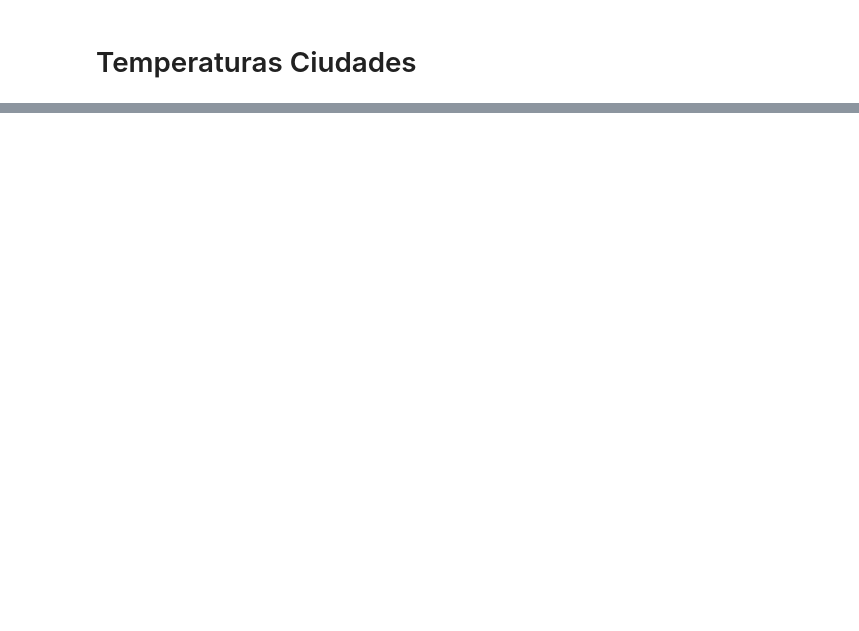
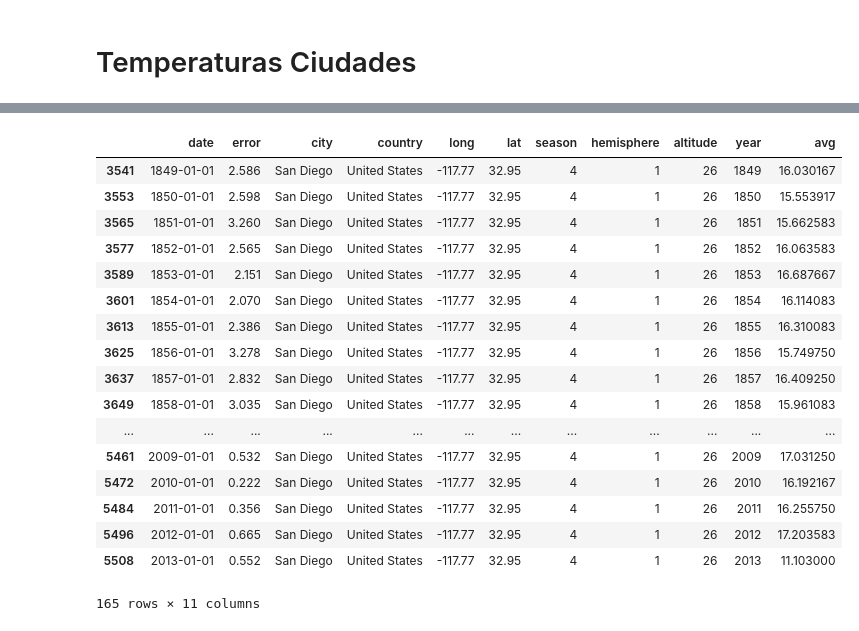
Before and after one commit to smcsicardi/metnum-tp3, a Jupyter notebook: temperaturas ciudades.ipynb, the cells around one changed output, grey strips where cells are left out. Cells and saved outputs as stored; diff of their text form; code cells hidden in the pictures; blank space fills up the shorter version.

```diff
--- a/temperaturas ciudades.ipynb
+++ b/temperaturas ciudades.ipynb
@@ -174,0 +178,21 @@ plt.show()
+# %%
+dfCity
+# %% [output]
+|  | date | error | city | country | long | lat | season | hemisphere | altitude | year | avg |
+| 3541 | 1849-01-01 | 2.586 | San Diego | United States | -117.77 | 32.95 | 4 | 1 | 26 | 1849 | 16.030167 |
+| 3553 | 1850-01-01 | 2.598 | San Diego | United States | -117.77 | 32.95 | 4 | 1 | 26 | 1850 | 15.553917 |
+| 3565 | 1851-01-01 | 3.260 | San Diego | United States | -117.77 | 32.95 | 4 | 1 | 26 | 1851 | 15.662583 |
+| 3577 | 1852-01-01 | 2.565 | San Diego | United States | -117.77 | 32.95 | 4 | 1 | 26 | 1852 | 16.063583 |
+| 3589 | 1853-01-01 | 2.151 | San Diego | United States | -117.77 | 32.95 | 4 | 1 | 26 | 1853 | 16.687667 |
+| 3601 | 1854-01-01 | 2.070 | San Diego | United States | -117.77 | 32.95 | 4 | 1 | 26 | 1854 | 16.114083 |
+| 3613 | 1855-01-01 | 2.386 | San Diego | United States | -117.77 | 32.95 | 4 | 1 | 26 | 1855 | 16.310083 |
+| 3625 | 1856-01-01 | 3.278 | San Diego | United States | -117.77 | 32.95 | 4 | 1 | 26 | 1856 | 15.749750 |
+| 3637 | 1857-01-01 | 2.832 | San Diego | United States | -117.77 | 32.95 | 4 | 1 | 26 | 1857 | 16.409250 |
+| 3649 | 1858-01-01 | 3.035 | San Diego | United States | -117.77 | 32.95 | 4 | 1 | 26 | 1858 | 15.961083 |
+| ... | ... | ... | ... | ... | ... | ... | ... | ... | ... | ... | ... |
+| 5461 | 2009-01-01 | 0.532 | San Diego | United States | -117.77 | 32.95 | 4 | 1 | 26 | 2009 | 17.031250 |
+| 5472 | 2010-01-01 | 0.222 | San Diego | United States | -117.77 | 32.95 | 4 | 1 | 26 | 2010 | 16.192167 |
+| 5484 | 2011-01-01 | 0.356 | San Diego | United States | -117.77 | 32.95 | 4 | 1 | 26 | 2011 | 16.255750 |
+| 5496 | 2012-01-01 | 0.665 | San Diego | United States | -117.77 | 32.95 | 4 | 1 | 26 | 2012 | 17.203583 |
+| 5508 | 2013-01-01 | 0.552 | San Diego | United States | -117.77 | 32.95 | 4 | 1 | 26 | 2013 | 11.103000 |
+165 rows × 11 columns
```
Also changed, not shown: parts of 5 cells of this notebook.
